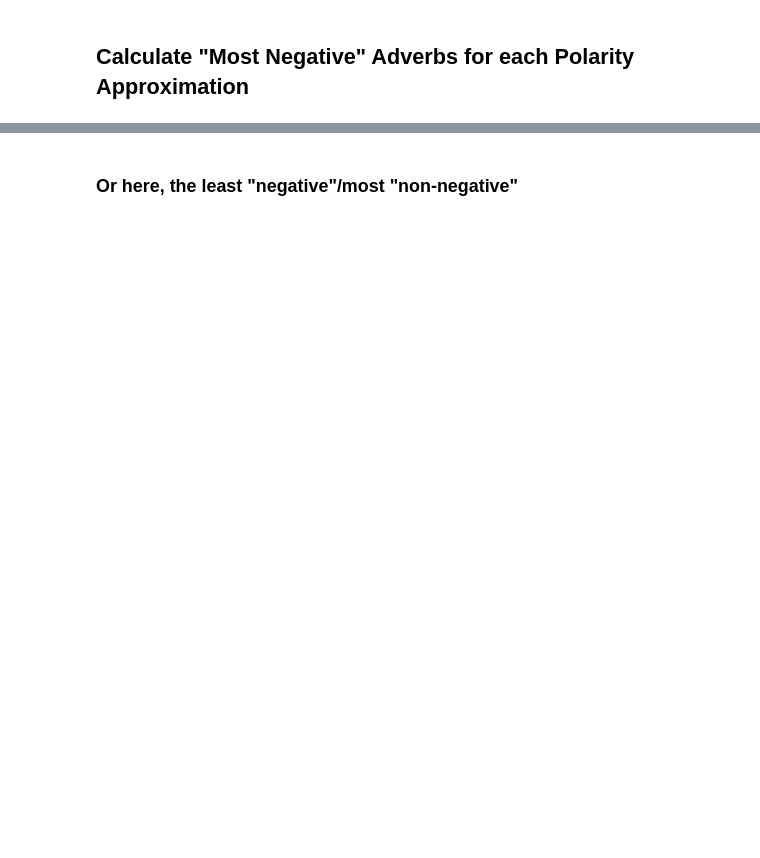
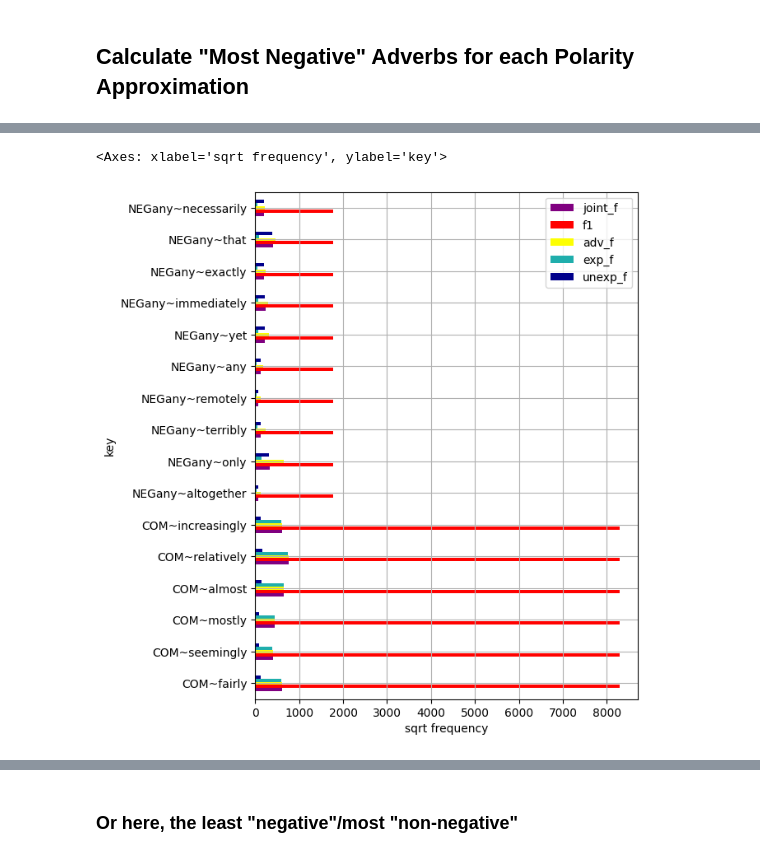
Before and after one commit to AndreaTheLinguist/sanpi, a Jupyter notebook: notebooks/ALL-adverb_assoc.ipynb, the cells around one changed output, grey strips where cells are left out. Saved outputs shown, nothing was run; the diff lists cells and outputs as text; code cells hidden in the pictures; blank space fills up the shorter version.

```diff
--- a/notebooks/ALL-adverb_assoc.ipynb
+++ b/notebooks/ALL-adverb_assoc.ipynb
@@ -1,18 +1,22 @@
 # %% [markdown]
 # `ALL`: Identifying Adverbs with Strongest Negative Environment Associations
 # %%
-
-from source.utils.associate import TOP_AM_DIR
-from source.utils.general import confirm_dir
+from math import sqrt
 
 from am_notebooks import *
 
+from source.utils import colors
+from source.utils.associate import TOP_AM_DIR
+from source.utils.dataframes import transform_counts
+from source.utils.general import confirm_dir
+
 DATE=timestamp_today()
-SET_FLOOR = 5000
+SET_FLOOR = 2000
 # MIR_FLOOR = min(round(SET_FLOOR//15, -2), 500)
-MIR_FLOOR = 500
+MIR_FLOOR = 200
 K = 8
-
+# * 👇 adjust verbosity
+VERBOSE = True
 TAG='ALL'
 TOP_AM_TAG_DIR = TOP_AM_DIR / TAG
 confirm_dir(TOP_AM_TAG_DIR)
@@ -247,0 +287,12 @@ for adv_df in (setdiff_adv, mirror_adv):
+# %%
+tops = dict()
+for k in sorted({K, 3, 10, 20, 50, 75, 99,200}):
+    for adv_df in (setdiff_adv, mirror_adv):
+        category = 'super' if 'COMPLEMENT' in adv_df.l1.unique() else 'mirror'
+        tops[f'{category}{k}'] = show_top_any_env(
+            adjust_am_names(adv_df.convert_dtypes()).filter(
+                adjust_am_names(FOCUS)),
+            k=k,
+            save_path=combined_top_csv_output.with_name(
+                combined_top_csv_output.name.replace('NEG', 'ANY')
+                .replace('combined', category)))
@@ -247,0 +498,9 @@ for adv_df in (setdiff_adv, mirror_adv):
+# %%
+super_top = tops['super10'].sort_values('dP1')
+super_top.loc[:, 'key'] = super_top.l1.str[:3].replace('NEG', 'NEGany') + '~' + super_top.l2
+super_top = super_top.set_index('key').rename(columns={'l2':'adv', 'f2':'adv_f', 'f':'joint_f'})
+transform_counts(super_top.filter(like='f')
+                 ).plot(kind='barh', colormap='myrain', grid=True, xlabel='sqrt frequency', figsize=(6,8))
+# %% [output]
+<Axes: xlabel='sqrt frequency', ylabel='key'>
+[figure, added]
```
Also changed, not shown: parts of 30 cells of this notebook, 7 other files.
